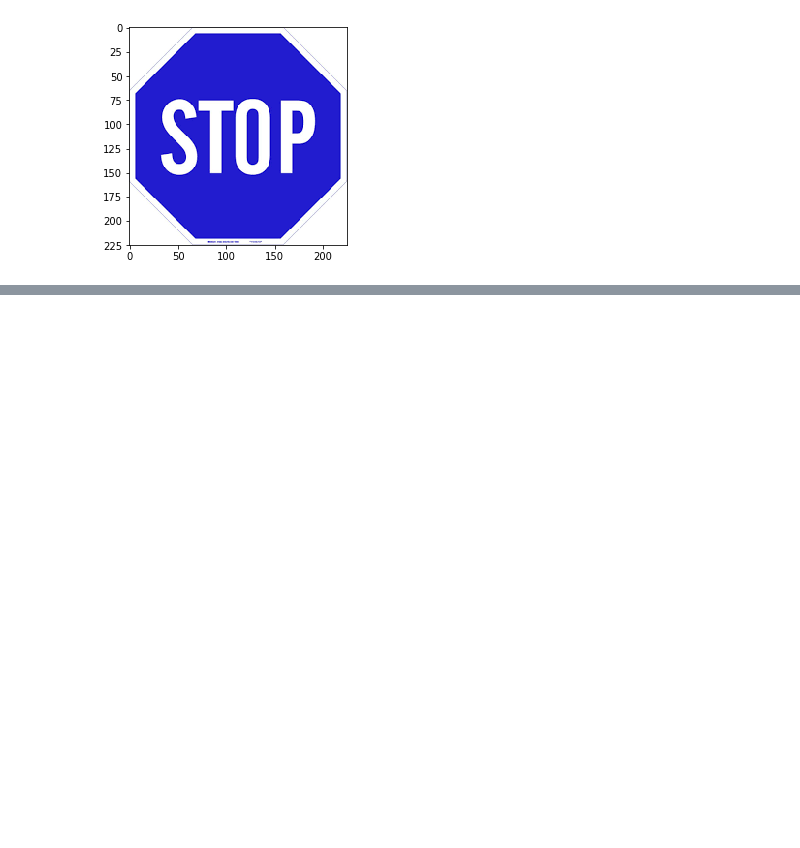
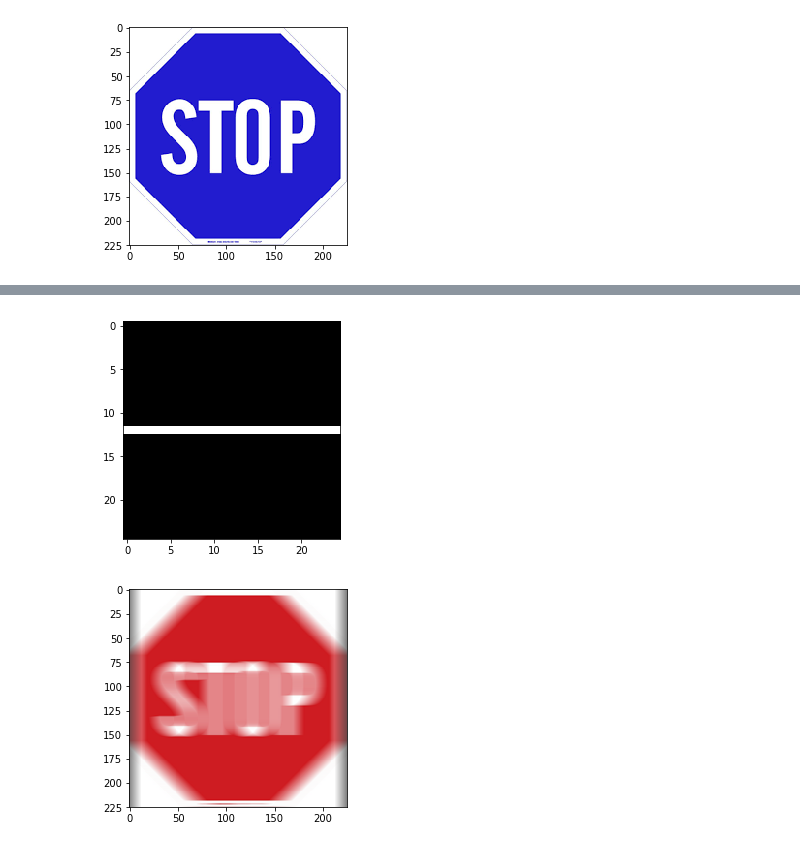
Before and after one commit to IanChar/AI4All, a Jupyter notebook: notebook1.ipynb, the cells around one changed output, grey strips where cells are left out. Saved outputs shown, nothing was run; the diff lists cells and outputs as text; code cells hidden in the pictures; blank space fills up the shorter version.

```diff
--- a/notebook1.ipynb
+++ b/notebook1.ipynb
@@ -170,0 +220,16 @@ f =
+# %%
+'''
+more horizontal blurring
+'''
+filter_height = 25
+filter_width = 25
+f = np.zeros([filter_height, filter_width])
+f[12, :] = 1.
+f = f / filter_height
+show_filter(f)
+
+convolution = convolve_image(f, im_arr)
+show_image(convolution)
+# %% [output]
+[figure, added]
+[figure, added]
```
Also changed, not shown: parts of 8 cells of this notebook.
